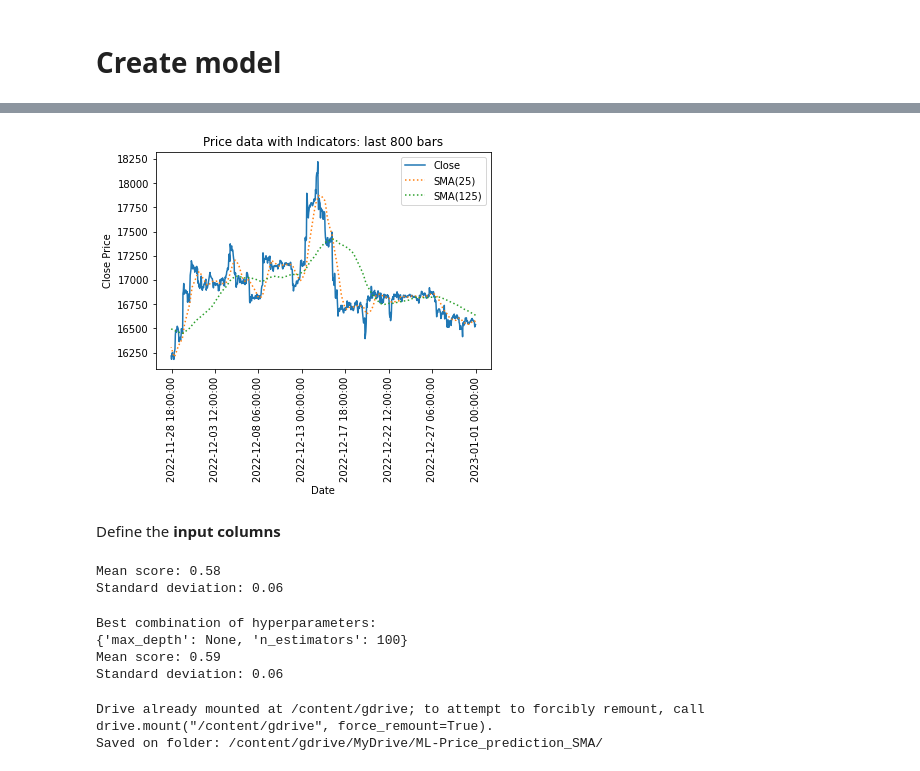
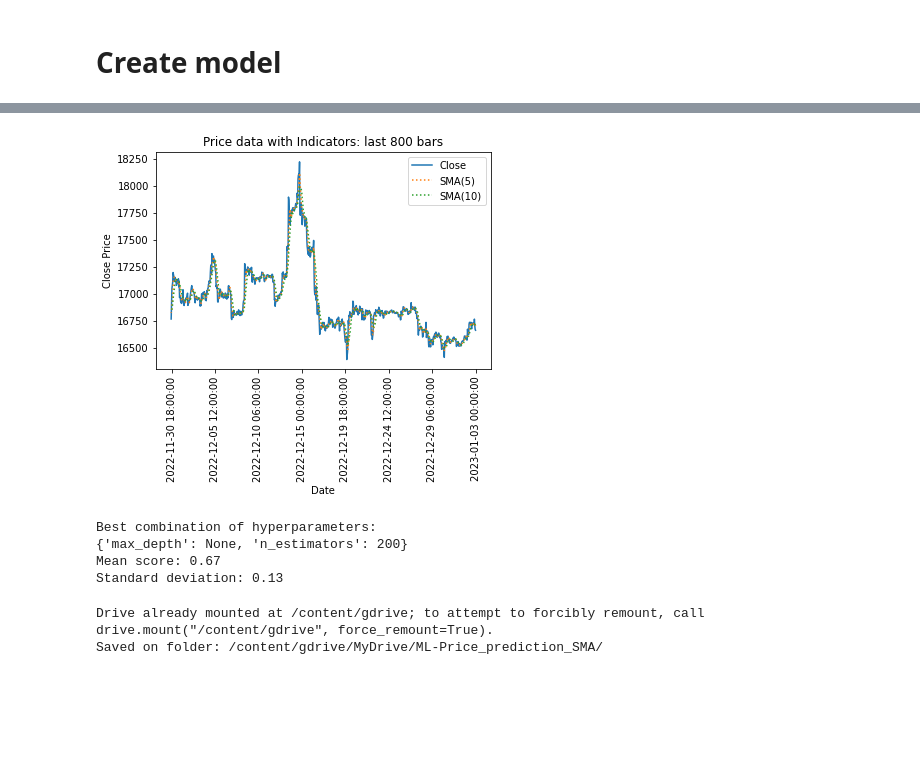
Before and after one commit to jf-v/ML-Price_prediction_SMA, a Jupyter notebook: ML_Price_movement_prediction_using_SMA_indicators.ipynb, the cells around one changed output, grey strips where cells are left out. Cells and saved outputs as stored; diff of their text form; code cells hidden in the pictures; blank space fills up the shorter version.

```diff
--- a/ML_Price_movement_prediction_using_SMA_indicators.ipynb
+++ b/ML_Price_movement_prediction_using_SMA_indicators.ipynb
@@ -68,7 +75,7 @@ Price data shape: (6580, 9)
 # %%
-#@title # 2.  Calculate **indicators**
-sma_1 = 25 #@param {type:"integer"}
-sma_2 = 125 #@param {type:"integer"}
+#@title # 2.  Calculate **SMA indicators**
+sma_1 = 5 #@param {type:"integer"}
+sma_2 = 10 #@param {type:"integer"}
 show_previous_bars = 800 #@param {type:"integer"}
 # Calculate the indicators based on the 'close' values
 df['indicator_1'] = df['close'][::-1].rolling(sma_1).mean()[::-1]  # reverse the column, apply rolling and mean, then reverse it again
@@ -82,34 +89,34 @@ from matplotlib.ticker import MaxNLocator
 bars = show_previous_bars
 
 #   Define plot x,y
 x = df['date'][:bars]
 y = df['close'][:bars]
 plt.plot(x,y,label='Close')
 
 #   Calculate indicators
 plt.plot(df['indicator_1'][:bars],label='SMA('+str(sma_1)+')',linestyle='dotted')
 plt.plot(df['indicator_2'][:bars],label='SMA('+str(sma_2)+')',linestyle='dotted')
 plt.legend()
 
 #   Set title and labels
 plt.title('Price data with Indicators: last '+str(show_previous_bars)+' bars')
 plt.xlabel('Date')
 plt.ylabel('Close Price')
 
 #   Fix dates ticks
 ax = plt.gca()
 xticks = ax.get_xticks()
 ax.set_xticks(xticks[::len(xticks) //7])  # set new tick positions
 ax.tick_params(axis='x', rotation=90)     # set tick rotation
 
 #   Invert x orientation
 plt.gca().invert_xaxis()
 
 #   Set graph size and show it
 plt.rcParams["figure.figsize"] = (20,7)
 plt.show()
 # %% [output]
-[figure, old version]
+[figure, new version]
 # %%
 #@title # 3.  Prepare a **new column with future prices** by a shift bar. Later, use this as a **target** to train the model for price movement prediction
 #@markdown * Price shift will determine the time target for the prediction, and is based on the price data timeframe. If is H1, then the shift will be the amount of hours toward future for the prediction
@@ -131,8 +138,6 @@ df.dropna(inplace=True)
 
 # Define the labels
 y = df["target"]
-# %% [markdown]
-Define the **input columns**
 # %%
 #@title # 4.  Define the model **inputs**
 # Preprocess the data to prepare it for training the model:
@@ -146,59 +151,42 @@ X = df[["close", "indicator_1", "indicator_2"]]
 scaler = StandardScaler()
 X_scaled = scaler.fit_transform(X)
 # %%
-#@title # 5.  **Init** the model and **train** it: RandomForestClassifier
+#@title # 5. **Init** RandomForestClassifier model. Then **train** and apply **hyperparameter tuning** using grid search
+
 from sklearn.ensemble import RandomForestClassifier
+from sklearn.model_selection import GridSearchCV
+from sklearn.model_selection import cross_val_score
 
-# Define the model and its parameters
-model = RandomForestClassifier(n_estimators=100, max_depth=10)
+# Define the model
+model = RandomForestClassifier()
 
-# Train the model
+# Define the hyperparameter grid
+param_grid = {
+    "n_estimators": [10, 50, 100, 200],
+    "max_depth": [5, 10, 20, None],
+}
+
+# Use grid search to find the best combination of hyperparameters
+grid_search = GridSearchCV(model, param_grid, cv=5)
+grid_search.fit(X_scaled, y)
+
+# Print the best combination of hyperparameters
+print('Best combination of hyperparameters:')
+print(grid_search.best_params_)
+
+# Use the best combination of hyperparameters to train the model
+model = RandomForestClassifier(**grid_search.best_params_)
 model.fit(X_scaled, y)
 
 # Evaluate the model using cross-validation
-from sklearn.model_selection import cross_val_score
 scores = cross_val_score(model, X_scaled, y, cv=5)
 
 # Print the mean and standard deviation of the scores
 print(f"Mean score: {np.mean(scores):.2f}")
 print(f"Standard deviation: {np.std(scores):.2f}")
 # %% [output]
-Mean score: 0.58
-Standard deviation: 0.06
+Best combination of hyperparameters:
+{'max_depth': None, 'n_estimators': 200}
+Mean score: 0.67
+Standard deviation: 0.13
-# %%
-#@title # 6.  Apply **Hyperparameter tuning** using grid search
-from sklearn.model_selection import GridSearchCV
-
-# Define the model
-model = RandomForestClassifier()
-
-# Define the hyperparameter grid
-param_grid = {
-    "n_estimators": [10, 50, 100, 200],
-    "max_depth": [5, 10, 20, None],
-}
-
-# Use grid search to find the best combination of hyperparameters
-grid_search = GridSearchCV(model, param_grid, cv=5)
-grid_search.fit(X_scaled, y)
-
-# Print the best combination of hyperparameters
-print('Best combination of hyperparameters:')
-print(grid_search.best_params_)
-
-# Use the best combination of hyperparameters to train the model
-model = RandomForestClassifier(**grid_search.best_params_)
-model.fit(X_scaled, y)
-
-# Evaluate the model using cross-validation
-scores = cross_val_score(model, X_scaled, y, cv=5)
-
-# Print the mean and standard deviation of the scores
-print(f"Mean score: {np.mean(scores):.2f}")
-print(f"Standard deviation: {np.std(scores):.2f}")
-# %% [output]
-Best combination of hyperparameters:
-{'max_depth': None, 'n_estimators': 100}
-Mean score: 0.59
-Standard deviation: 0.06
 # %%
```
Also changed, not shown: parts of 7 cells of this notebook.
